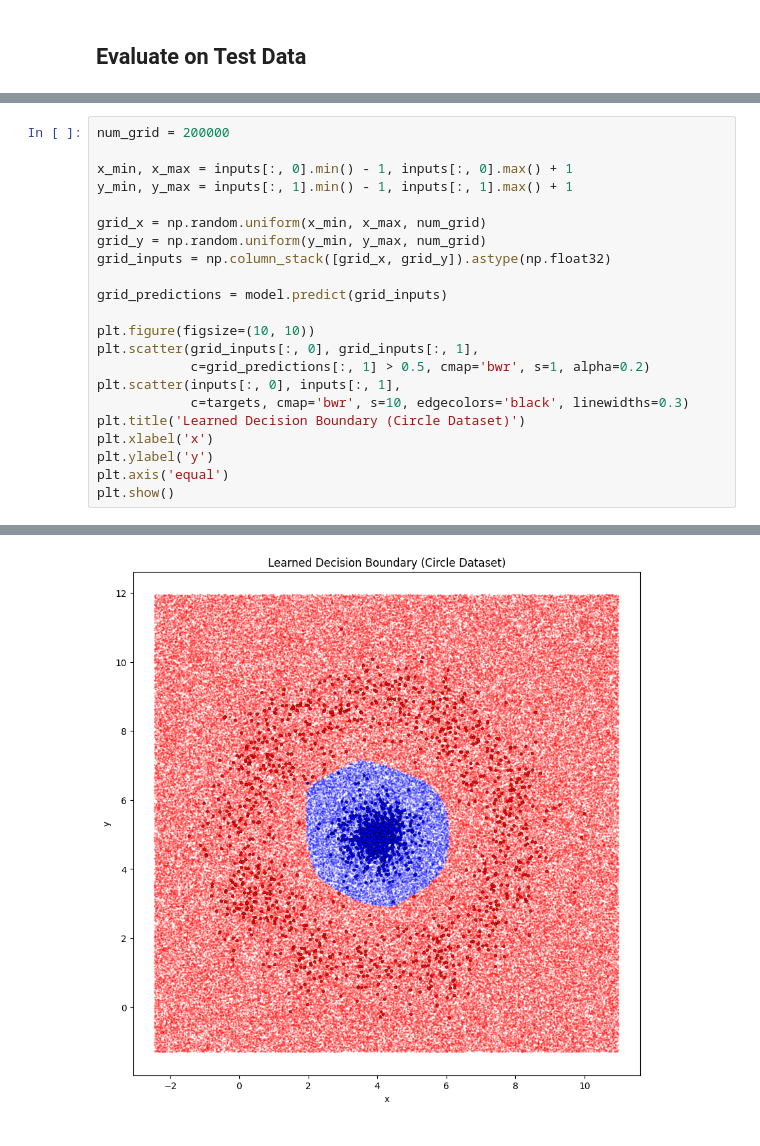
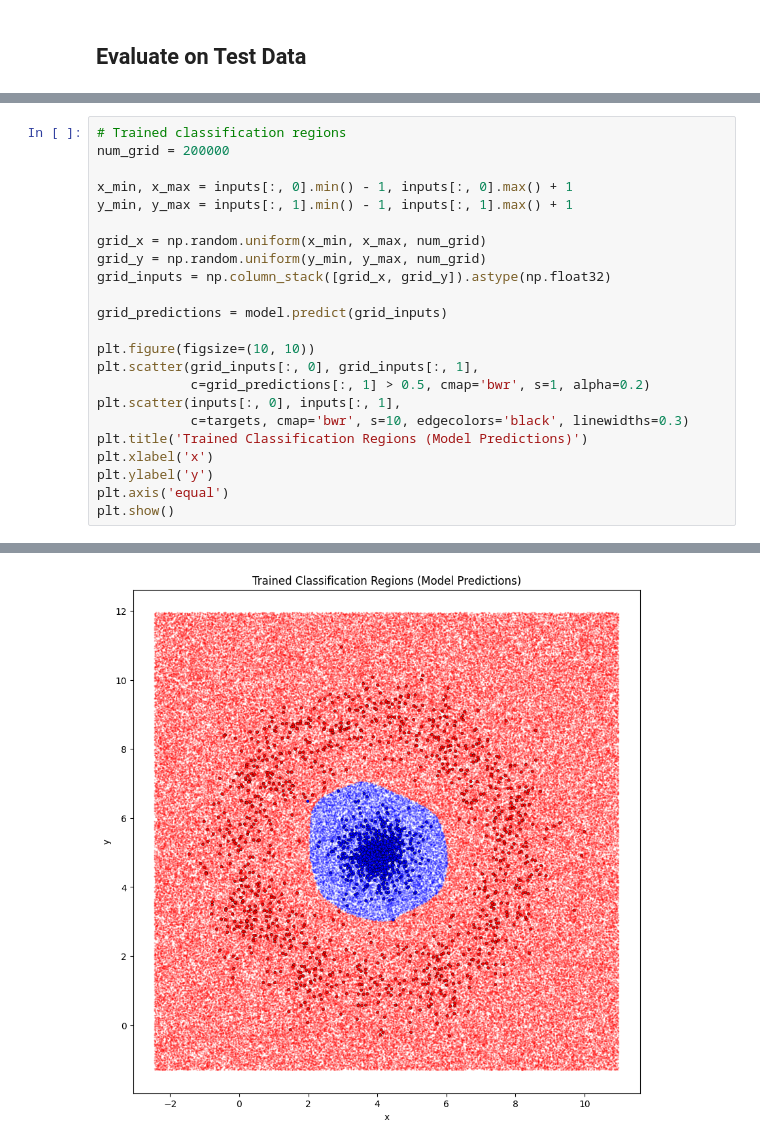
Before and after one commit to zhales05/cs-6480, a Jupyter notebook: a5/chapter03Larry2_circle.ipynb, the cells around one changed output, grey strips where cells are left out. Saved outputs shown, nothing was run; the diff lists cells and outputs as text.

```diff
--- a/a5/chapter03Larry2_circle.ipynb
+++ b/a5/chapter03Larry2_circle.ipynb
@@ -169,4 +193,5 @@ We sample a dense grid of points across the input space and color each point by
 # %%
+# Trained classification regions
 num_grid = 200000
 
 x_min, x_max = inputs[:, 0].min() - 1, inputs[:, 0].max() + 1
@@ -183,7 +208,7 @@ plt.scatter(grid_inputs[:, 0], grid_inputs[:, 1],
             c=grid_predictions[:, 1] > 0.5, cmap='bwr', s=1, alpha=0.2)
 plt.scatter(inputs[:, 0], inputs[:, 1],
             c=targets, cmap='bwr', s=10, edgecolors='black', linewidths=0.3)
-plt.title('Learned Decision Boundary (Circle Dataset)')
+plt.title('Trained Classification Regions (Model Predictions)')
 plt.xlabel('x')
 plt.ylabel('y')
 plt.axis('equal')
@@ -193 +218 @@ plt.show()
-[figure, old version]
+[figure, new version]
```
Also changed, not shown: parts of 7 cells of this notebook, 12 other files.
